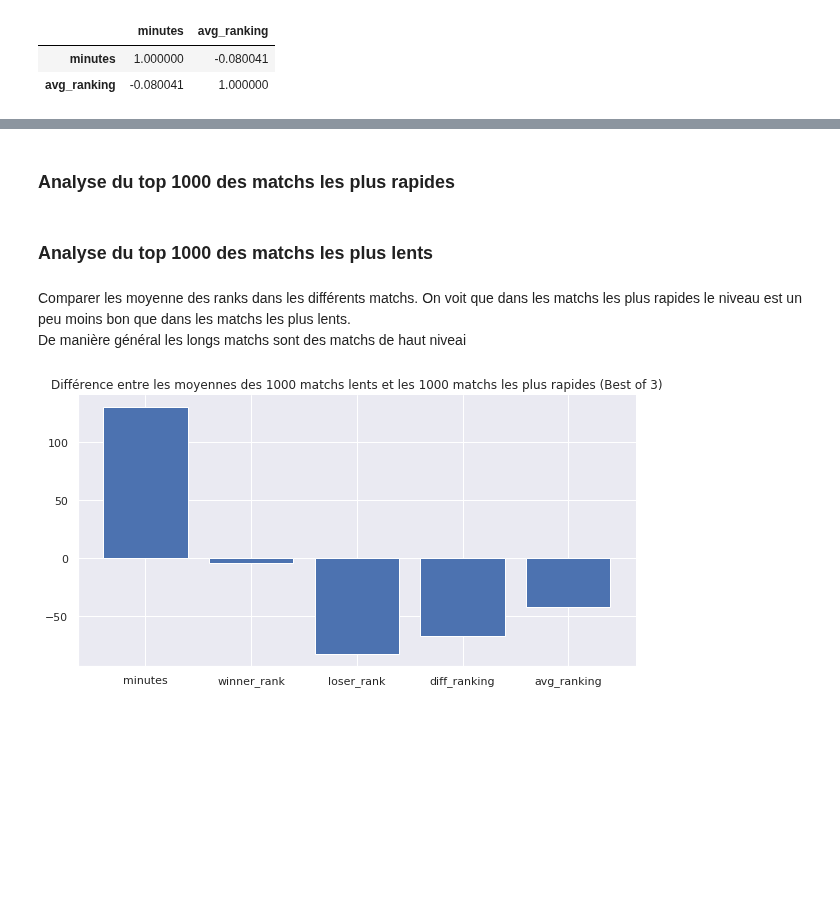
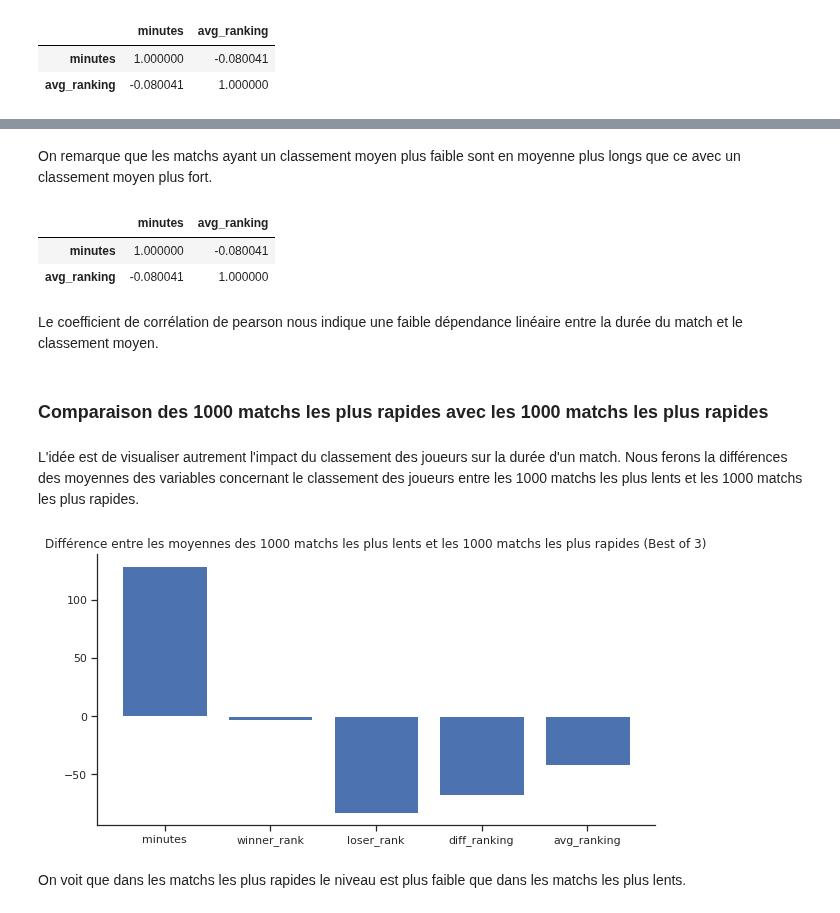
Before and after one commit to CesarRoaldes/tennis_match_time, a Jupyter notebook: EDA.ipynb, the cells around one changed output, grey strips where cells are left out. Cells and saved outputs as stored; diff of their text form; code cells hidden in the pictures; blank space fills up the shorter version.

```diff
--- a/EDA.ipynb
+++ b/EDA.ipynb
@@ -475,16 +485,23 @@ plt.show()
+# %% [markdown]
+On remarque que les matchs ayant un classement moyen plus faible sont en moyenne plus longs que ce avec un classement moyen plus fort.
+# %%
+data[['minutes', 'avg_ranking']].corr()
+# %% [output]
+|  | minutes | avg_ranking |
+| minutes | 1.000000 | -0.080041 |
+| avg_ranking | -0.080041 | 1.000000 |
+# %% [markdown]
+Le coefficient de corrélation de pearson nous indique une faible dépendance linéaire entre la durée du match et le classement moyen.
 # %% [markdown]
-### Analyse du top 1000 des matchs les plus rapides
+### Comparaison des 1000 matchs les plus rapides avec les 1000 matchs les plus rapides
+# %% [markdown]
+L'idée est de visualiser autrement l'impact du classement des joueurs sur la durée d'un match. Nous ferons la différences des moyennes des variables concernant le classement des joueurs entre les 1000 matchs les plus lents et les 1000 matchs les plus rapides.
 # %%
 top_1000_rapides_b03 = data[data['best_of']==3].nsmallest(1000, 'minutes')
 top_1000_rapides_b05 = data[data['best_of']==5].nsmallest(1000, 'minutes')
-# %% [markdown]
-###  Analyse du top 1000 des matchs les plus lents
 # %%
 top_1000_lents_b03 = data[data['best_of']==3].nlargest(1000, 'minutes')
 top_1000_lents_b05 = data[data['best_of']==5].nlargest(1000, 'minutes')
-# %% [markdown]
-Comparer les moyenne des ranks dans les différents matchs. On voit que dans les matchs les plus rapides le niveau est un peu moins bon que dans les matchs les plus lents. <br>
-De manière général les longs matchs sont des matchs de haut niveai
 # %%
 diff_between_lent_rapide_b03 =[top_1000_lents_b03['minutes'].mean()-top_1000_rapides_b03['minutes'].mean(),
 top_1000_lents_b03['winner_rank'].mean()-top_1000_rapides_b03['winner_rank'].mean(),
@@ -494,12 +511,14 @@ top_1000_lents_b03['avg_ranking'].mean()-top_1000_rapides_b03['avg_ranking'].mea
 # %%
 plt.figure(figsize=(10,5))
 plt.tight_layout(pad=2)
 plt.bar(['minutes', 'winner_rank',  'loser_rank', 'diff_ranking', 'avg_ranking'],diff_between_lent_rapide_b03)
-plt.title('Différence entre les moyennes des 1000 matchs lents et les 1000 matchs les plus rapides (Best of 3)')
+plt.title('Différence entre les moyennes des 1000 matchs les plus lents et les 1000 matchs les plus rapides (Best of 3)')
 sns.despine()
 plt.show()
 # %% [output]
-[figure, old version]
+[figure, new version]
+# %% [markdown]
+On voit que dans les matchs les plus rapides le niveau est plus faible que dans les matchs les plus lents.
 # %%
 diff_between_lent_rapide_b05 =[top_1000_lents_b05['minutes'].mean()-top_1000_rapides_b05['minutes'].mean(),
 top_1000_lents_b05['winner_rank'].mean()-top_1000_rapides_b05['winner_rank'].mean(),
```
Also changed, not shown: parts of 44 cells of this notebook.
